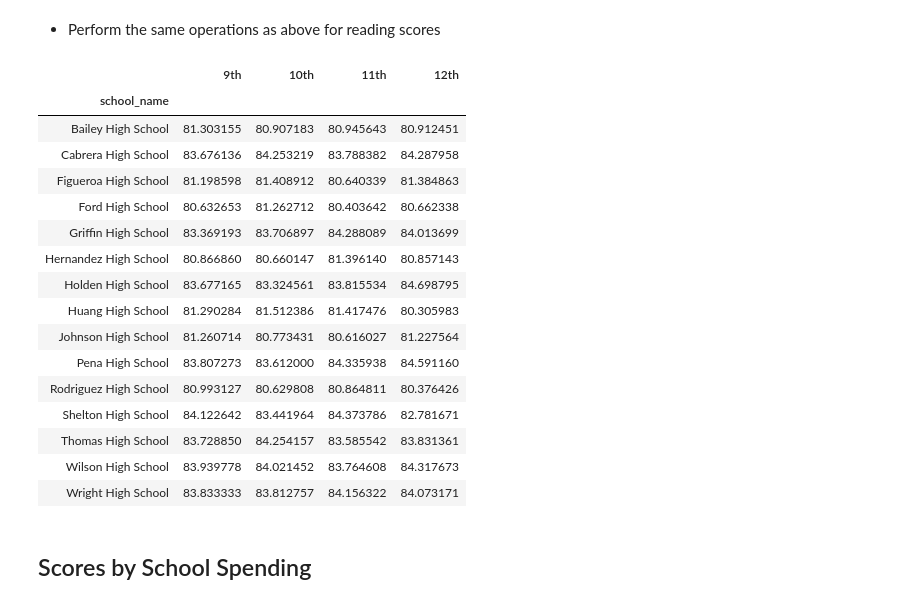
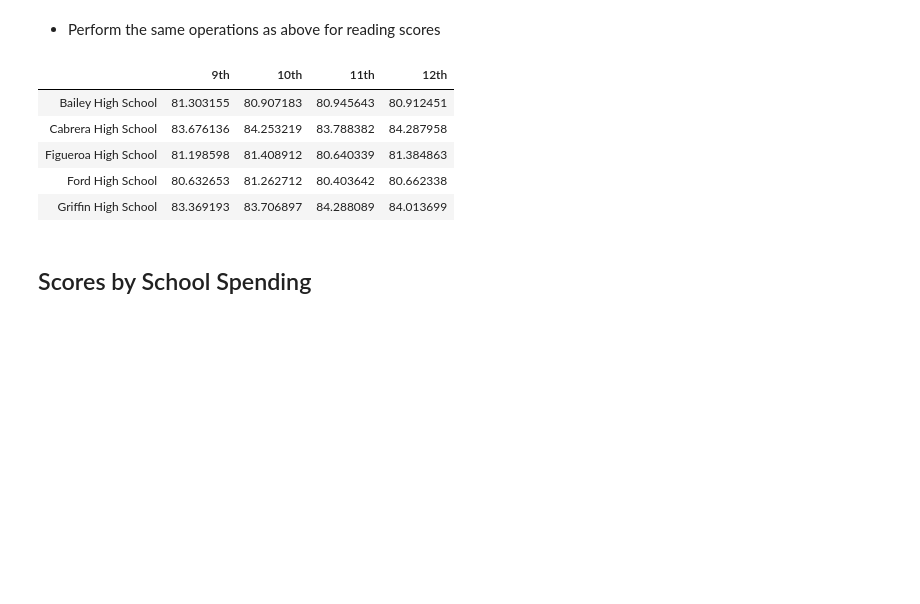
Before and after one commit to carlykelly/Pandas, a Jupyter notebook: PyCitySchools/PyCitySchools_CFK.ipynb, the cells around one changed output. Saved outputs shown, nothing was run; the diff lists cells and outputs as text; code cells hidden in the pictures; blank space fills up the shorter version.

```diff
--- a/PyCitySchools/PyCitySchools_CFK.ipynb
+++ b/PyCitySchools/PyCitySchools_CFK.ipynb
@@ -233,34 +224,24 @@ average_math
 * Perform the same operations as above for reading scores
 # %%
 #making each grade average a series
-read_nine = avg_nine['reading_score']
-read_ten = avg_ten['reading_score']
-read_eleven = avg_eleven['reading_score']
-read_twelve = avg_twelve['reading_score']
+read_nine = grade_nine.groupby("school_name").mean()['reading_score']
+read_ten = grade_ten.groupby("school_name").mean()['reading_score']
+read_eleven = grade_eleven.groupby("school_name").mean()['reading_score']
+read_twelve = grade_twelve.groupby("school_name").mean()['reading_score']
 average_read = pd.merge(read_nine, read_ten, on = 'school_name')
 average_read = average_read.rename(columns = {"reading_score_x": "9th", "reading_score_y": "10th"})
 average_read = pd.merge(average_read, read_eleven, on = 'school_name')
 average_read = pd.merge(average_read, read_twelve, on = 'school_name')
 average_read = average_read.rename(columns = {"reading_score_x": "11th", "reading_score_y": "12th"})
-average_read
+average_read.index.name = None
+average_read.head()
 # %% [output]
 |  | 9th | 10th | 11th | 12th |
-| school_name |  |  |  |  |
 | Bailey High School | 81.303155 | 80.907183 | 80.945643 | 80.912451 |
 | Cabrera High School | 83.676136 | 84.253219 | 83.788382 | 84.287958 |
 | Figueroa High School | 81.198598 | 81.408912 | 80.640339 | 81.384863 |
 | Ford High School | 80.632653 | 81.262712 | 80.403642 | 80.662338 |
 | Griffin High School | 83.369193 | 83.706897 | 84.288089 | 84.013699 |
-| Hernandez High School | 80.866860 | 80.660147 | 81.396140 | 80.857143 |
-| Holden High School | 83.677165 | 83.324561 | 83.815534 | 84.698795 |
-| Huang High School | 81.290284 | 81.512386 | 81.417476 | 80.305983 |
-| Johnson High School | 81.260714 | 80.773431 | 80.616027 | 81.227564 |
-| Pena High School | 83.807273 | 83.612000 | 84.335938 | 84.591160 |
-| Rodriguez High School | 80.993127 | 80.629808 | 80.864811 | 80.376426 |
-| Shelton High School | 84.122642 | 83.441964 | 84.373786 | 82.781671 |
-| Thomas High School | 83.728850 | 84.254157 | 83.585542 | 83.831361 |
-| Wilson High School | 83.939778 | 84.021452 | 83.764608 | 84.317673 |
-| Wright High School | 83.833333 | 83.812757 | 84.156322 | 84.073171 |
 # %% [markdown]
 ## Scores by School Spending
 # %% [markdown]
```
Also changed, not shown: parts of 1 cell of this notebook, 5 other files.
